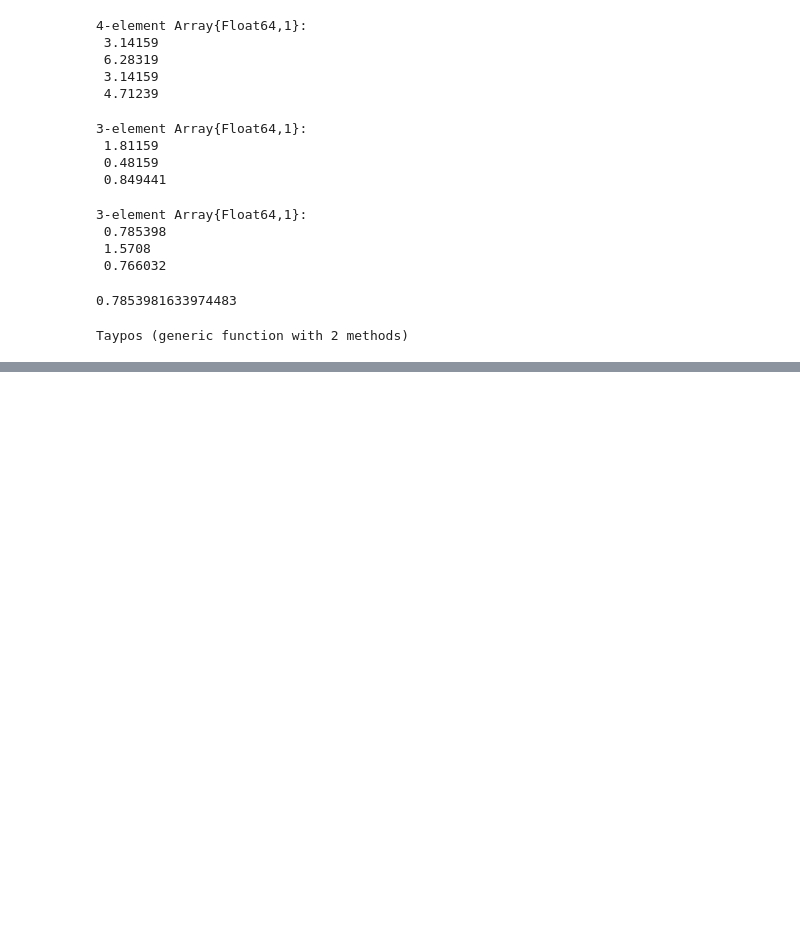
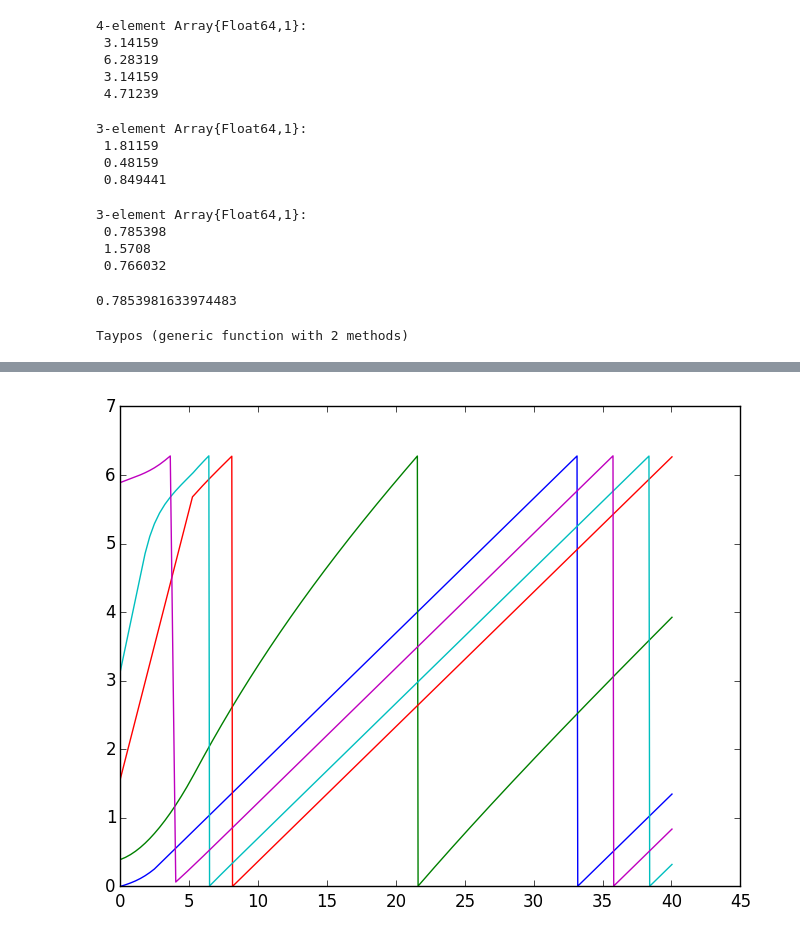
Before and after one commit to windie-rozureido/ProyectoTemasSelectosFisComp2016-1, a Jupyter notebook: trafico.ipynb, the cells around one changed output, grey strips where cells are left out. Cells and saved outputs as stored; diff of their text form; code cells hidden in the pictures; blank space fills up the shorter version.

```diff
--- a/trafico.ipynb
+++ b/trafico.ipynb
@@ -585,0 +578,10 @@ end
+# %%
+X0 = [0,π/8,π/2,15*π/8, π];
+X0 = sort(X0);
+L = π/10 * [1.0,1.0,1.0,1.0,1.0];
+T = [1.0,10.0,0.1,1.0,1.0];
+V = [π/16,π/2,π/4,π\3,π];
+tf = 40;
+ϵ = 2.0e-10;
+# %%
+y=Taypos(X0,L,T,V,tf,ϵ)
@@ -585,0 +606,7 @@ end
+# %%
+n = length(X0)
+for i in 2:n+1
+    plot(y[:,1], y[:,i])
+end
+# %% [output]
+[figure, added]
```
Also changed, not shown: parts of 6 cells of this notebook.
